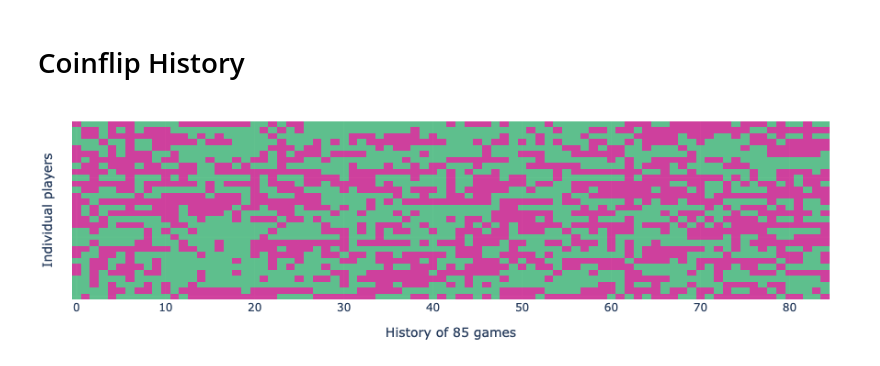
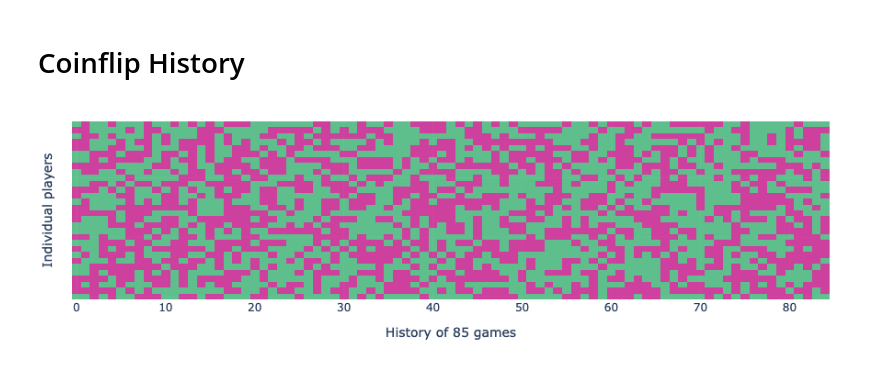
Before and after one commit to renecotyfanboy/leagueProject, a Jupyter notebook: validation.ipynb, the cells around one changed output. Cells and saved outputs as stored; diff of their text form; code cells hidden in the pictures.

Commit message:
more assets for the validation

```diff
--- a/validation.ipynb
+++ b/validation.ipynb
@@ -60,8 +10,8 @@ def plot_history(matrix, name=None, lane=None, kda=None, start=None, save_to=Non
 # %% [markdown]
 # Coinflip History
 # %%
-mock_history = generate_obvious_loser_q(number_of_players=30, number_of_games=85)
-plot_history(mock_history);
+mock_history = generate_coinflip_history(number_of_players=30, number_of_games=85)
+plot_history(mock_history, save_to='docs/loserQ/assets/validation_coinflip.json');
 # %% [output]
-[figure, old version]
+[figure, new version]
 # %%
```
Also changed, not shown: parts of 19 cells of this notebook, 4 other files.
